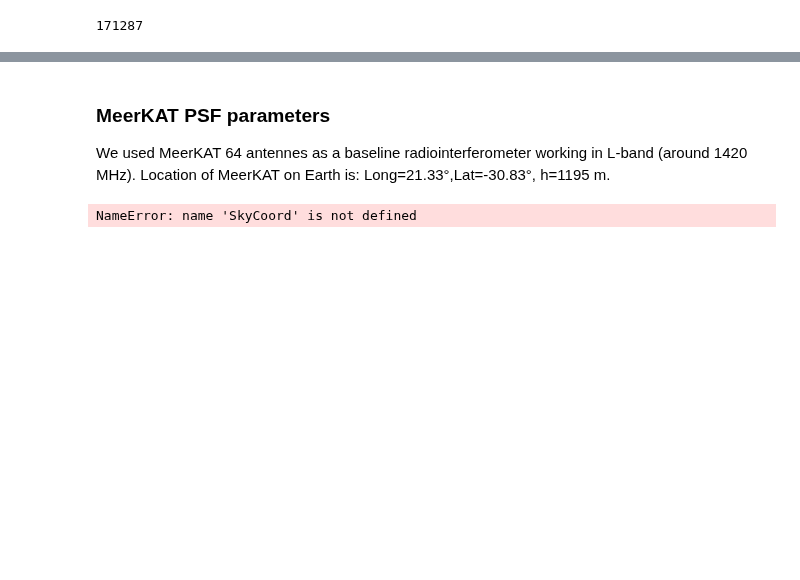
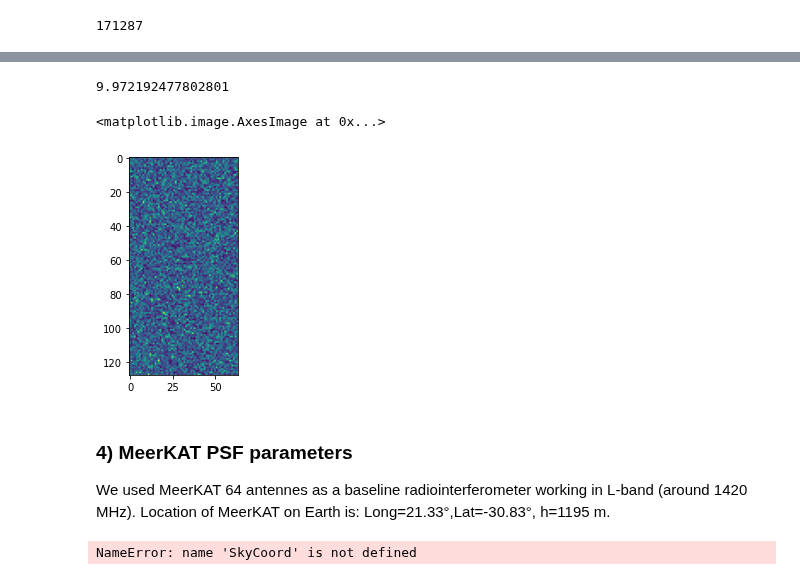
Before and after one commit to CosmoStat/ShapeDeconv, a Jupyter notebook: data/T-RECS/Generate Radio ground truth from T-RECS.ipynb, the cells around one changed output, grey strips where cells are left out. Drawn from its saved outputs; the diff is of its cells as text; code cells hidden in the pictures; blank space fills up the shorter version.

Commit message:
added noise block

```diff
--- a/data/T-RECS/Generate Radio ground truth from T-RECS.ipynb
+++ b/data/T-RECS/Generate Radio ground truth from T-RECS.ipynb
@@ -152,0 +157,15 @@ plt.close()
+# %%
+# Creating noise map of specific sigma level, for both real part and imaginary part over half of the image.
+additive_noise_level=10.0
+Noisemap_RE=np.random.normal(0,additive_noise_level,size=(Npix,Npix//2))
+Noisemap_IM=np.random.normal(0,additive_noise_level,size=(Npix,Npix//2))
+Noisemap_C=(Noisemap_RE+1j*Noisemap_IM)/np.sqrt(2)
+
+np.std(Noisemap_C)
+# %% [output]
+9.972192477802801
+# %%
+plt.imshow(np.abs(Noisemap))
+# %% [output]
+<matplotlib.image.AxesImage at 0x...>
+[figure, added]
@@ -153,5 +176,5 @@ plt.close()
 # %% [markdown]
-### MeerKAT PSF parameters
+### 4) MeerKAT PSF parameters
 
 We used MeerKAT 64 antennes as a baseline radiointerferometer working in L-band (around 1420 MHz).
 Location of MeerKAT on Earth is: Long=21.33°,Lat=-30.83°, h=1195 m.
```
Also changed, not shown: parts of 16 cells of this notebook.
